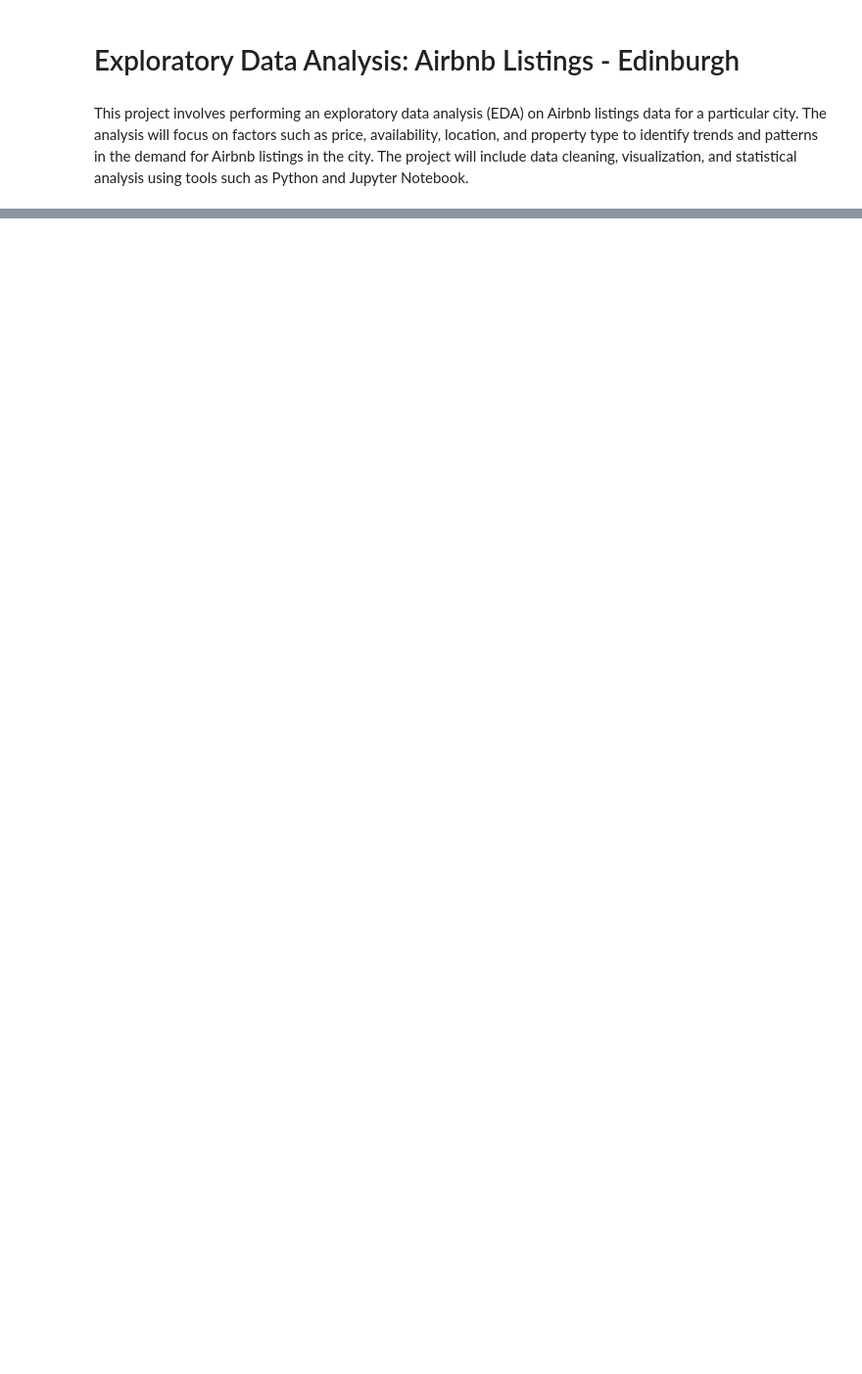
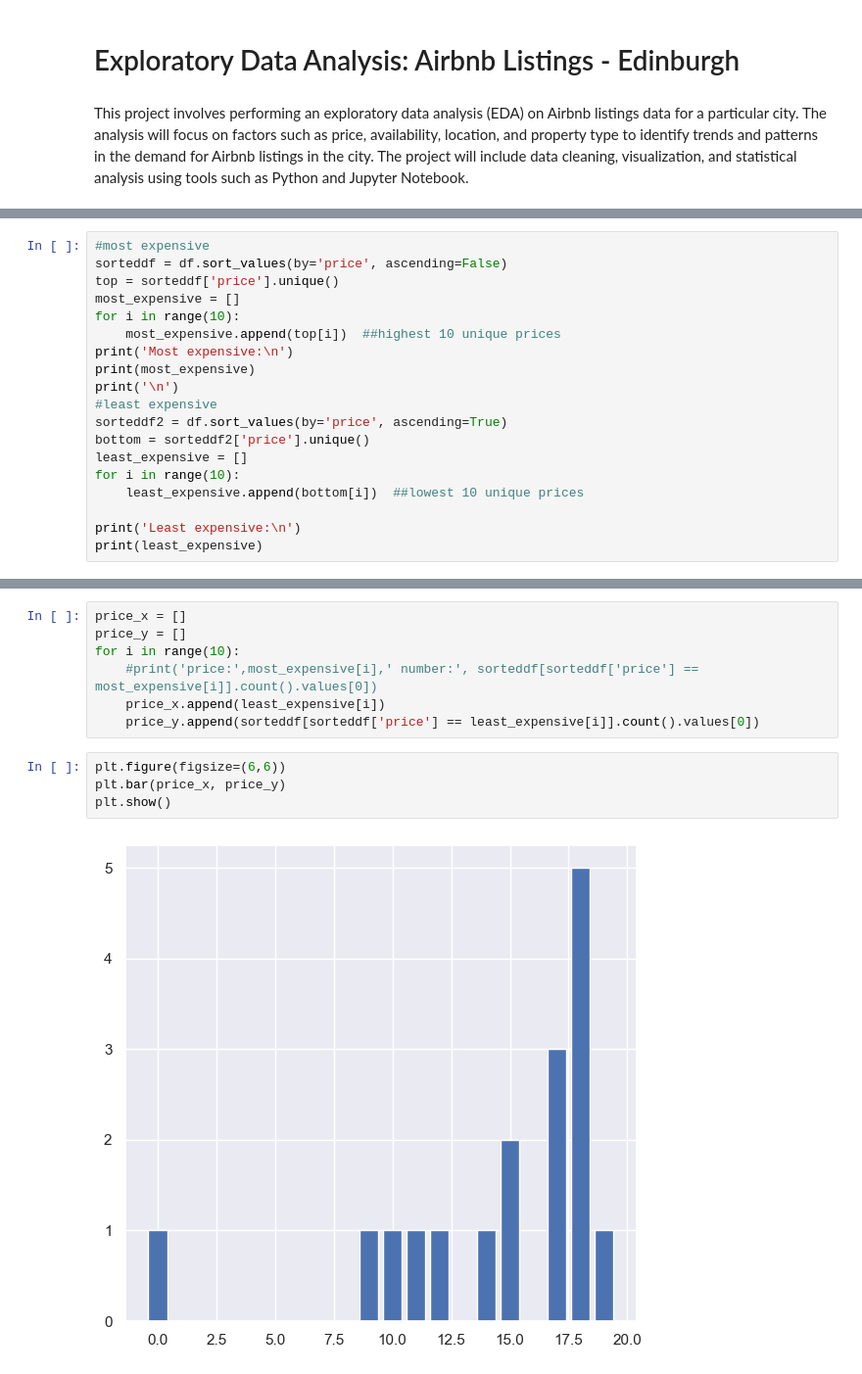
Before and after one commit to PerfectionistAF/ElectroPi.AI, a Jupyter notebook: EDA-airbnb-project/Airbnb Listings - EDINBURGH-Copy1.ipynb, the cells around one changed output, grey strips where cells are left out. Shown at 98% size. Cells and saved outputs as stored; diff of their text form; blank space fills up the shorter version.

```diff
--- a/EDA-airbnb-project/Airbnb Listings - EDINBURGH-Copy1.ipynb
+++ b/EDA-airbnb-project/Airbnb Listings - EDINBURGH-Copy1.ipynb
@@ -586,0 +119,19 @@ pd.crosstab(df['price'],df['reviews_per_month'])
+# %%
+#most expensive
+sorteddf = df.sort_values(by='price', ascending=False)
+top = sorteddf['price'].unique()
+most_expensive = []
+for i in range(10):
+    most_expensive.append(top[i])  ##highest 10 unique prices
+print('Most expensive:\n')
+print(most_expensive)
+print('\n')
+#least expensive
+sorteddf2 = df.sort_values(by='price', ascending=True)
+bottom = sorteddf2['price'].unique()
+least_expensive = []
+for i in range(10):
+    least_expensive.append(bottom[i])  ##lowest 10 unique prices
+
+print('Least expensive:\n')
+print(least_expensive)
@@ -586,0 +152,13 @@ pd.crosstab(df['price'],df['reviews_per_month'])
+# %%
+price_x = []
+price_y = []
+for i in range(10):
+    #print('price:',most_expensive[i],' number:', sorteddf[sorteddf['price'] == most_expensive[i]].count().values[0])
+    price_x.append(least_expensive[i])
+    price_y.append(sorteddf[sorteddf['price'] == least_expensive[i]].count().values[0])
+# %%
+plt.figure(figsize=(6,6))
+plt.bar(price_x, price_y)
+plt.show()
+# %% [output]
+[figure, added]
```
Also changed, not shown: parts of 106 cells of this notebook.
